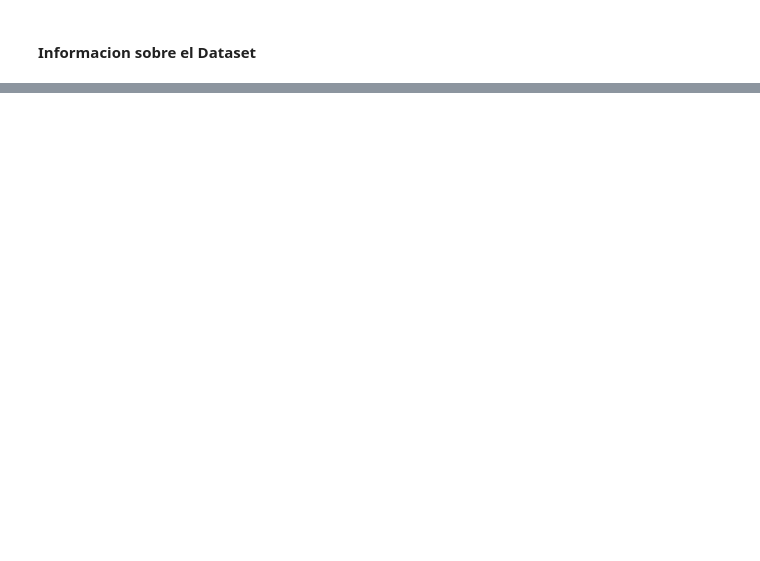
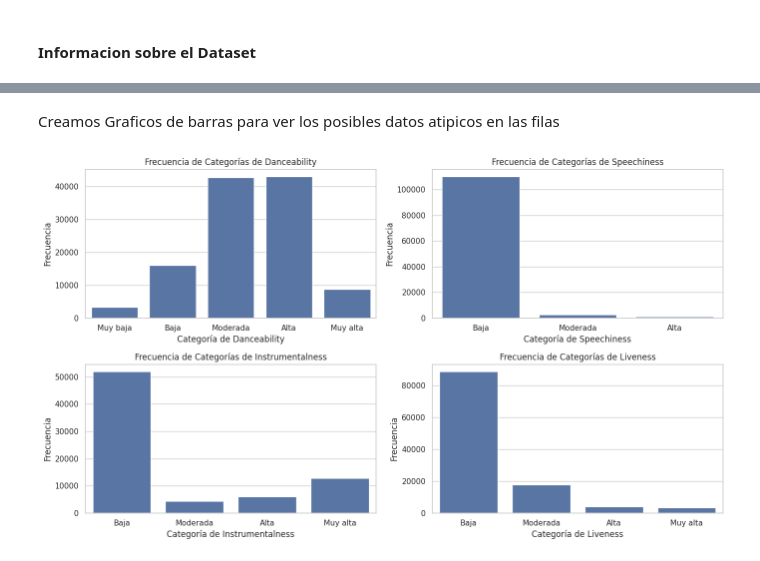
Before and after one commit to camilodelgado23/workshop2, a Jupyter notebook: Analisis_de_Datos/E.D.A_Spotify.ipynb, the cells around one changed output, grey strips where cells are left out. Saved outputs shown, nothing was run; the diff lists cells and outputs as text; code cells hidden in the pictures; blank space fills up the shorter version.

```diff
--- a/Analisis_de_Datos/E.D.A_Spotify.ipynb
+++ b/Analisis_de_Datos/E.D.A_Spotify.ipynb
@@ -64,0 +251,49 @@ memory usage: 18.3+ MB
+# %%
+danceability_bins = [0.0, 0.2, 0.4, 0.6, 0.8, 1.0]
+danceability_labels = ['Muy baja', 'Baja', 'Moderada', 'Alta', 'Muy alta']
+Spotify['danceability'] = pd.cut(Spotify['danceability'], bins=danceability_bins, labels=danceability_labels)
+
+speechiness_bins = [0.0, 0.33, 0.66, 1.0]
+speechiness_labels = ['Baja', 'Moderada', 'Alta']
+Spotify['speechiness'] = pd.cut(Spotify['speechiness'], bins=speechiness_bins, labels=speechiness_labels)
+
+instrumentalness_bins = [0.0, 0.2, 0.5, 0.8, 1.0]
+instrumentalness_labels = ['Baja', 'Moderada', 'Alta', 'Muy alta']
+Spotify['instrumentalness'] = pd.cut(Spotify['instrumentalness'], bins=instrumentalness_bins, labels=instrumentalness_labels)
+
+liveness_bins = [0.0, 0.3, 0.6, 0.8, 1.0]
+liveness_labels = ['Baja', 'Moderada', 'Alta', 'Muy alta']
+Spotify['liveness'] = pd.cut(Spotify['liveness'], bins=liveness_bins, labels=liveness_labels)
+# %% [markdown]
+Creamos Graficos de barras para ver los posibles datos atipicos en las filas
+# %%
+plt.figure(figsize=(14, 8))
+
+plt.subplot(2, 2, 1)
+sns.countplot(x='danceability', data=Spotify)
+plt.title('Frecuencia de Categorías de Danceability')
+plt.xlabel('Categoría de Danceability')
+plt.ylabel('Frecuencia')
+
+plt.subplot(2, 2, 2)
+sns.countplot(x='speechiness', data=Spotify)
+plt.title('Frecuencia de Categorías de Speechiness')
+plt.xlabel('Categoría de Speechiness')
+plt.ylabel('Frecuencia')
+
+plt.subplot(2, 2, 3)
+sns.countplot(x='instrumentalness', data=Spotify)
+plt.title('Frecuencia de Categorías de Instrumentalness')
+plt.xlabel('Categoría de Instrumentalness')
+plt.ylabel('Frecuencia')
+
+plt.subplot(2, 2, 4)
+sns.countplot(x='liveness', data=Spotify)
+plt.title('Frecuencia de Categorías de Liveness')
+plt.xlabel('Categoría de Liveness')
+plt.ylabel('Frecuencia')
+
+plt.tight_layout()
+plt.show()
+# %% [output]
+[figure, added]
```
Also changed, not shown: parts of 39 cells of this notebook, 2 other files.
